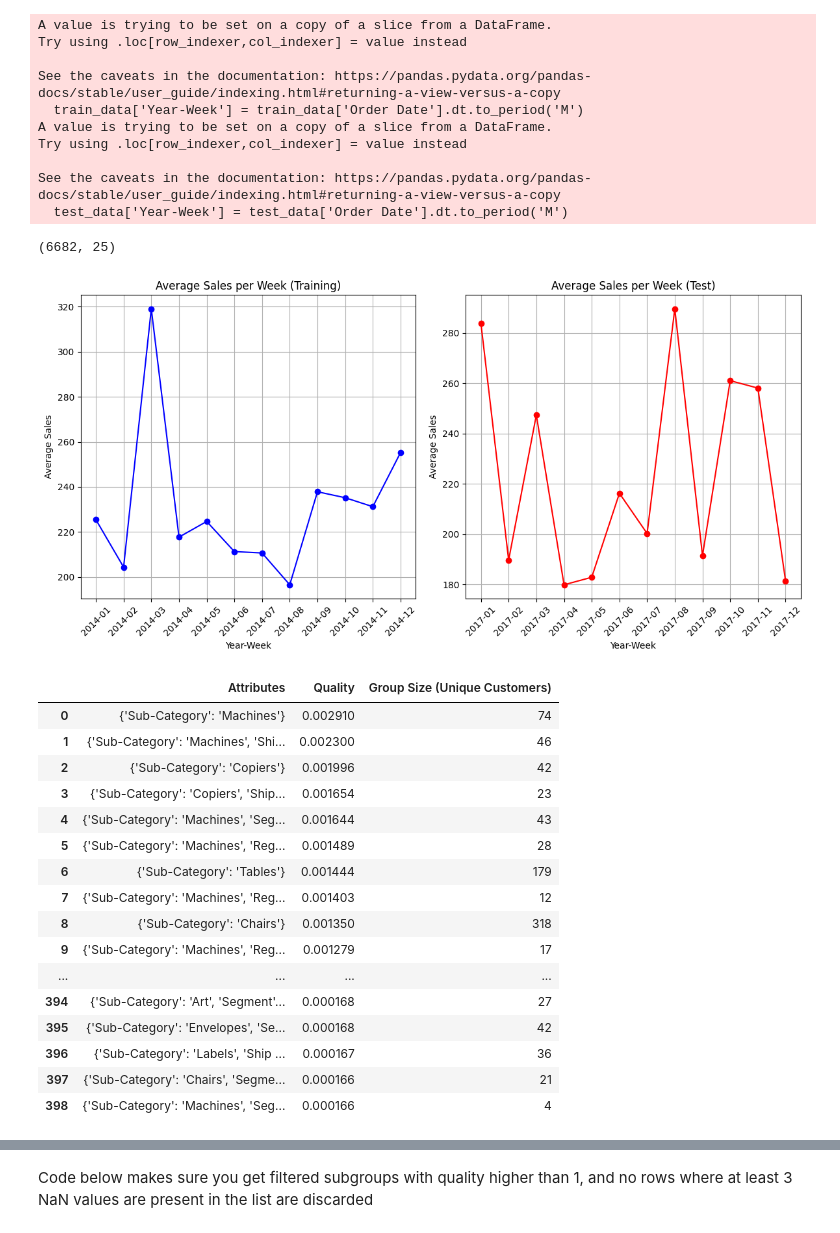
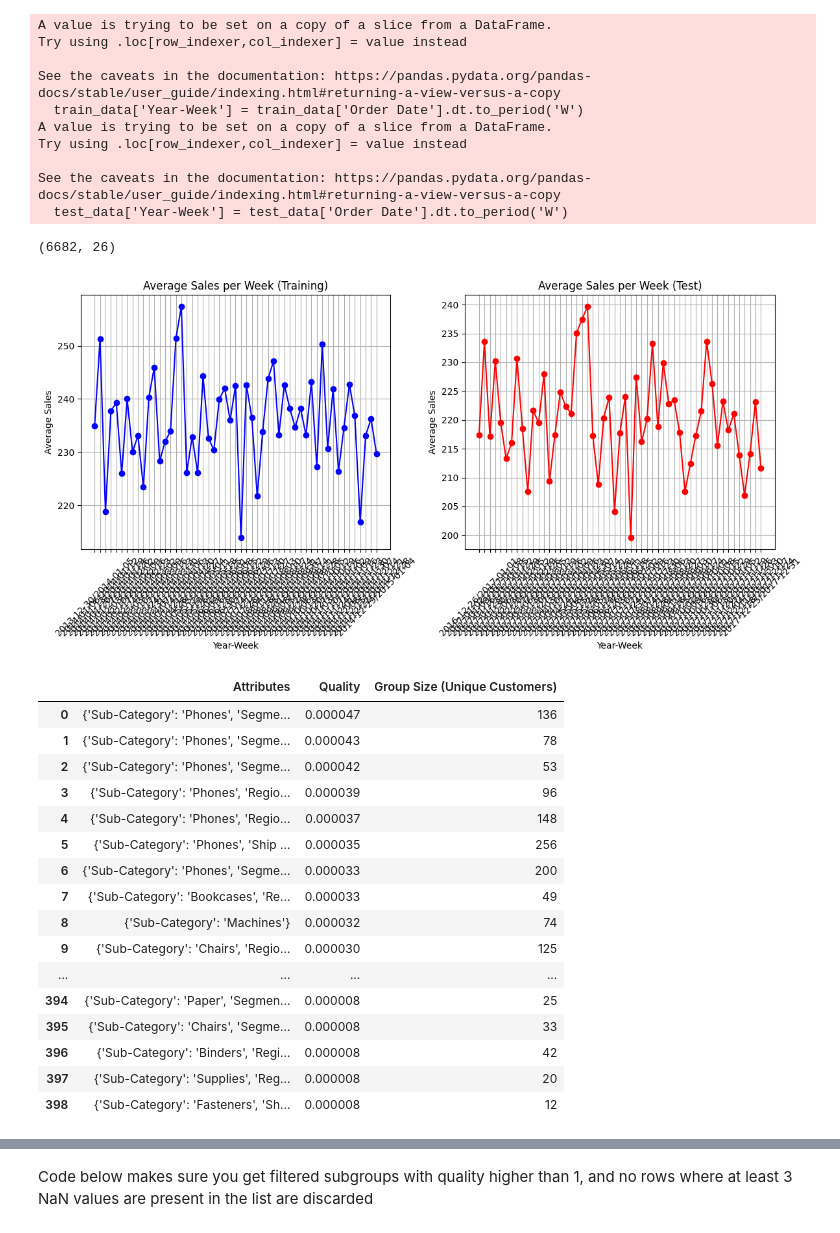
Before and after one commit to mauritzvanlingen/RTiDM-groep-2, a Jupyter notebook: subgroup_discovery.ipynb, the cells around one changed output, grey strips where cells are left out. Drawn from its saved outputs; the diff is of its cells as text; code cells hidden in the pictures.

```diff
--- a/subgroup_discovery.ipynb
+++ b/subgroup_discovery.ipynb
@@ -52,9 +52,20 @@ train_data = df[df['Order Date'] <= cutoff_date]
 # Test dataset: all data with the order date after 31 December 2016
 test_data = df[df['Order Date'] > cutoff_date]
 
+# Apply medium exponential smoothing to reduce the impact of outliers (on 'Profit' and 'Sales' columns)
+def apply_exponential_smoothing(data, alpha=0.01):
+    # Apply exponential smoothing to 'Profit' and 'Sales'
+    data['Profit'] = data['Profit'].ewm(alpha=alpha).mean()
+    data['Sales'] = data['Sales'].ewm(alpha=alpha).mean()
+    return data
+
+# Apply smoothing to both train and test datasets
+train_data = apply_exponential_smoothing(train_data)
+test_data = apply_exponential_smoothing(test_data)
+
 # Display the first few rows of the training dataset and the discount categories
-print("Training Data")
-print(train_data.shape)
+print("Training Data (After Exponential Smoothing)")
+print(train_data.head())
 
 # Plot the distribution of discount categories in the training data
 def plot_discount_category_distribution(df):
@@ -100,6 +111,6 @@ def plot_week_distribution(df):
 plot_month_distribution(train_data)
 plot_week_distribution(train_data)
 
-print("Training Data")
+print("Training Data (After Exponential Smoothing)")
 print(train_data.shape)
 # %% [output]
@@ -115,8 +151,8 @@ import pandas as pd
 import matplotlib.pyplot as plt
 
 # Extract the year-week format from 'Order Date' to group by week
-train_data['Year-Week'] = train_data['Order Date'].dt.to_period('M')
-test_data['Year-Week'] = test_data['Order Date'].dt.to_period('M')
+train_data['Year-Week'] = train_data['Order Date'].dt.to_period('W')
+test_data['Year-Week'] = test_data['Order Date'].dt.to_period('W')
 print(train_data.shape)
 # Group by 'Year-Week' and calculate the average sales per week for both datasets
 avg_sales_per_week_train = train_data.groupby('Year-Week')['Sales'].mean()
@@ -127,37 +163,37 @@ plt.figure(figsize=(12, 6))
 
 plt.subplot(1, 2, 1)
 plt.plot(avg_sales_per_week_train.index.astype(str), avg_sales_per_week_train.values, marker='o', linestyle='-', color='b')
 plt.title('Average Sales per Week (Training)')
 plt.xlabel('Year-Week')
 plt.ylabel('Average Sales')
 plt.xticks(rotation=45)
 plt.grid(True)
 
 # Plot the average sales per week for the test dataset
 plt.subplot(1, 2, 2)
 plt.plot(avg_sales_per_week_test.index.astype(str), avg_sales_per_week_test.values, marker='o', linestyle='-', color='r')
 plt.title('Average Sales per Week (Test)')
 plt.xlabel('Year-Week')
 plt.ylabel('Average Sales')
 plt.xticks(rotation=45)
 plt.grid(True)
 
 # Adjust layout and display the plots
 plt.tight_layout()
 plt.show()
 # %% [output]
 A value is trying to be set on a copy of a slice from a DataFrame.
 Try using .loc[row_indexer,col_indexer] = value instead
 
 See the caveats in the documentation: https://pandas.pydata.org/pandas-docs/stable/user_guide/indexing.html#returning-a-view-versus-a-copy
-  train_data['Year-Week'] = train_data['Order Date'].dt.to_period('M')
+  train_data['Year-Week'] = train_data['Order Date'].dt.to_period('W')
 A value is trying to be set on a copy of a slice from a DataFrame.
 Try using .loc[row_indexer,col_indexer] = value instead
 
 See the caveats in the documentation: https://pandas.pydata.org/pandas-docs/stable/user_guide/indexing.html#returning-a-view-versus-a-copy
-  test_data['Year-Week'] = test_data['Order Date'].dt.to_period('M')
+  test_data['Year-Week'] = test_data['Order Date'].dt.to_period('W')
-(6682, 25)
+(6682, 26)
-[figure, old version]
+[figure, new version]
 # %%
 import pandas as pd
 import numpy as np
@@ -244,7 +280,7 @@ def discover_subgroups(df, attributes, k=5):
 
 # Example: Subgroup discovery based on 'Sub-Category', 'Segment', 'Region', and 'Ship Mode'
 attributes = ['Sub-Category', 'Segment', 'Region', 'Ship Mode']  # Variables for subgroup discovery
-best_subgroups_train = discover_subgroups(train_data, attributes, k=500)
+best_subgroups_train = discover_subgroups(train_data, attributes, k=900)
 
 # Convert the list of dictionaries (best_subgroups) into a DataFrame for better visualization
 subgroup_details_df_train = pd.DataFrame(best_subgroups_train)
@@ -256,22 +292,22 @@ pd.set_option('display.max_rows', None)
 subgroup_details_df_train
 # %% [output]
 |  | Attributes | Quality | Group Size (Unique Customers) |
-| 0 | {'Sub-Category': 'Machines'} | 0.002910 | 74 |
-| 1 | {'Sub-Category': 'Machines', 'Shi... | 0.002300 | 46 |
-| 2 | {'Sub-Category': 'Copiers'} | 0.001996 | 42 |
-| 3 | {'Sub-Category': 'Copiers', 'Ship... | 0.001654 | 23 |
-| 4 | {'Sub-Category': 'Machines', 'Seg... | 0.001644 | 43 |
-| 5 | {'Sub-Category': 'Machines', 'Reg... | 0.001489 | 28 |
-| 6 | {'Sub-Category': 'Tables'} | 0.001444 | 179 |
-| 7 | {'Sub-Category': 'Machines', 'Reg... | 0.001403 | 12 |
-| 8 | {'Sub-Category': 'Chairs'} | 0.001350 | 318 |
-| 9 | {'Sub-Category': 'Machines', 'Reg... | 0.001279 | 17 |
+| 0 | {'Sub-Category': 'Phones', 'Segme... | 0.000047 | 136 |
+| 1 | {'Sub-Category': 'Phones', 'Segme... | 0.000043 | 78 |
+| 2 | {'Sub-Category': 'Phones', 'Segme... | 0.000042 | 53 |
+| 3 | {'Sub-Category': 'Phones', 'Regio... | 0.000039 | 96 |
+| 4 | {'Sub-Category': 'Phones', 'Regio... | 0.000037 | 148 |
+| 5 | {'Sub-Category': 'Phones', 'Ship ... | 0.000035 | 256 |
+| 6 | {'Sub-Category': 'Phones', 'Segme... | 0.000033 | 200 |
+| 7 | {'Sub-Category': 'Bookcases', 'Re... | 0.000033 | 49 |
+| 8 | {'Sub-Category': 'Machines'} | 0.000032 | 74 |
+| 9 | {'Sub-Category': 'Chairs', 'Regio... | 0.000030 | 125 |
 | ... | ... | ... | ... |
-| 394 | {'Sub-Category': 'Art', 'Segment'... | 0.000168 | 27 |
-| 395 | {'Sub-Category': 'Envelopes', 'Se... | 0.000168 | 42 |
-| 396 | {'Sub-Category': 'Labels', 'Ship ... | 0.000167 | 36 |
-| 397 | {'Sub-Category': 'Chairs', 'Segme... | 0.000166 | 21 |
-| 398 | {'Sub-Category': 'Machines', 'Seg... | 0.000166 | 4 |
+| 394 | {'Sub-Category': 'Paper', 'Segmen... | 0.000008 | 25 |
+| 395 | {'Sub-Category': 'Chairs', 'Segme... | 0.000008 | 33 |
+| 396 | {'Sub-Category': 'Binders', 'Regi... | 0.000008 | 42 |
+| 397 | {'Sub-Category': 'Supplies', 'Reg... | 0.000008 | 20 |
+| 398 | {'Sub-Category': 'Fasteners', 'Sh... | 0.000008 | 12 |
 # %%
 import pandas as pd
 import numpy as np
```
Also changed, not shown: parts of 7 cells of this notebook.
